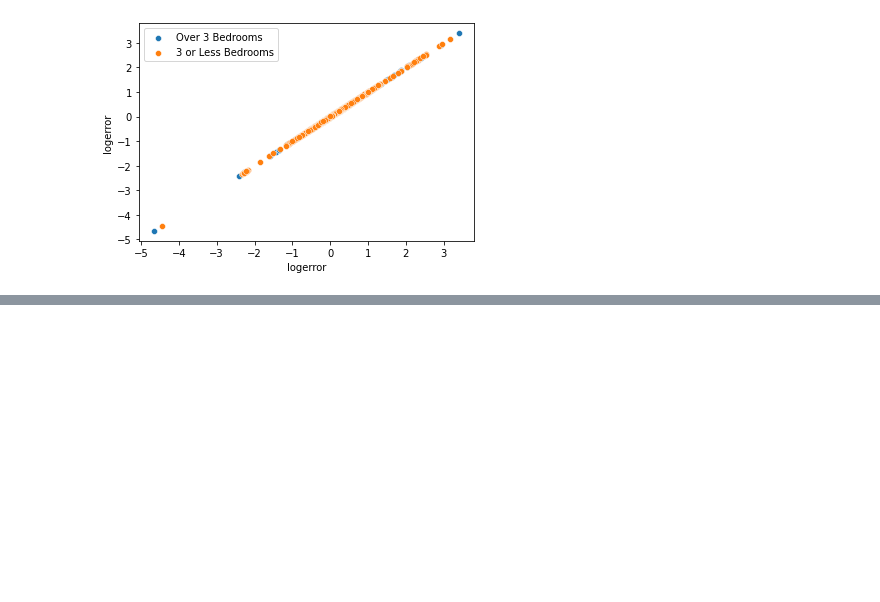
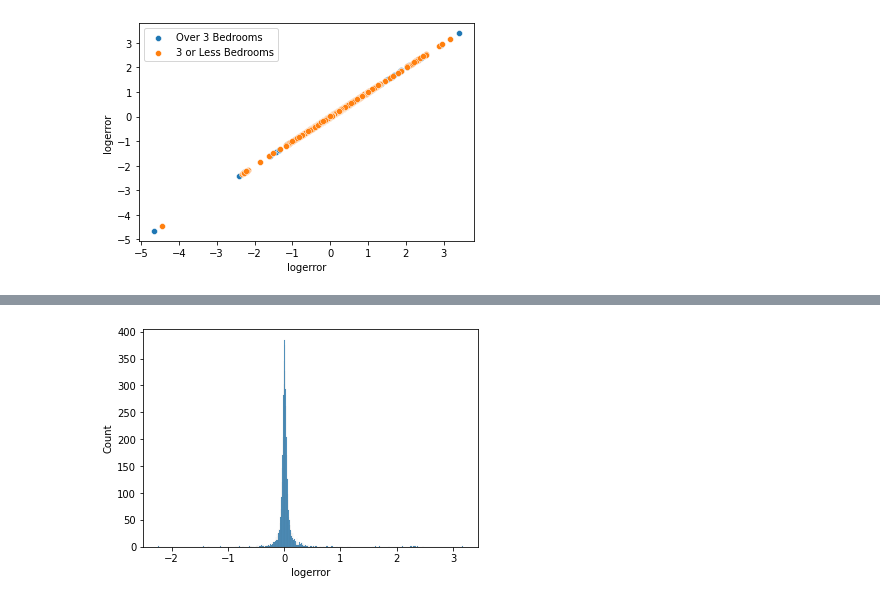
Before and after one commit to Lewis-Park-Bench/Cluster-Project, a Jupyter notebook: jenn_initial_notebook.ipynb, the cells around one changed output, grey strips where cells are left out. Cells and saved outputs as stored; diff of their text form; code cells hidden in the pictures; blank space fills up the shorter version.

```diff
--- a/jenn_initial_notebook.ipynb
+++ b/jenn_initial_notebook.ipynb
@@ -745,0 +773,5 @@ plt.show()
+# %%
+sns.histplot(x= train.logerror[train.area_dollar_clusters == 1])
+plt.show()
+# %% [output]
+[figure, added]
```
Also changed, not shown: parts of 15 cells of this notebook.
